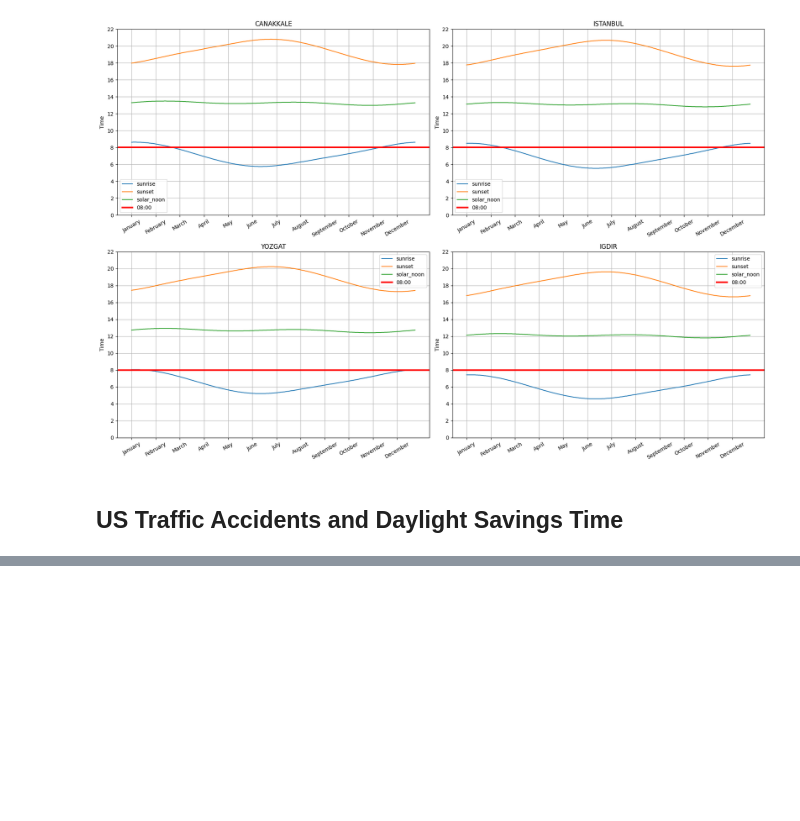
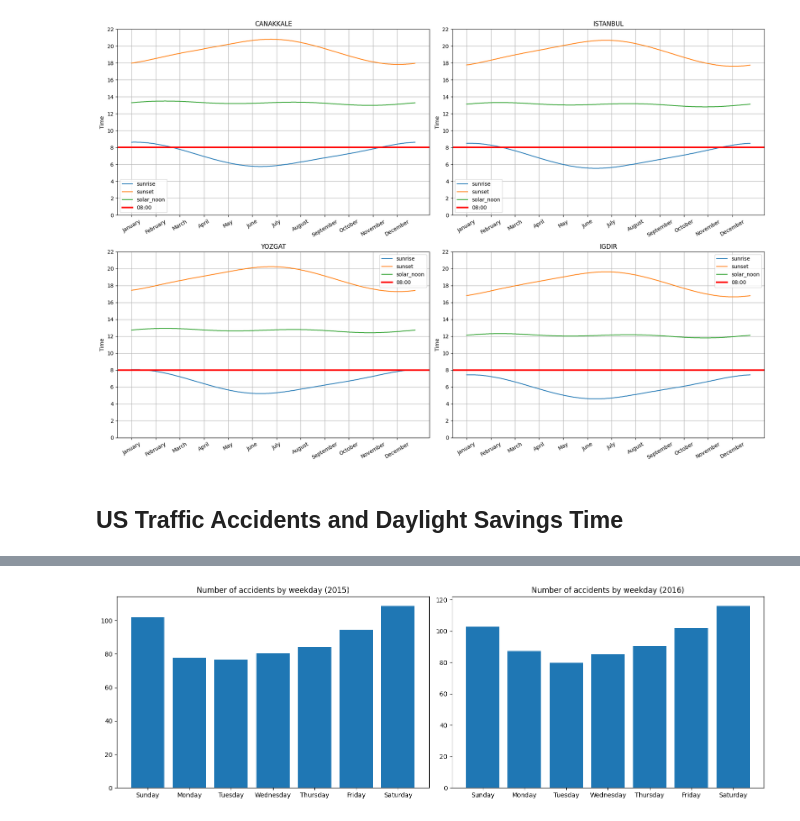
Before and after one commit to FlyinHedgehog/MAT388E-final-project, a Jupyter notebook: Final_Project.ipynb, the cells around one changed output, grey strips where cells are left out. Saved outputs shown, nothing was run; the diff lists cells and outputs as text; code cells hidden in the pictures; blank space fills up the shorter version.

```diff
--- a/Final_Project.ipynb
+++ b/Final_Project.ipynb
@@ -96,0 +166,8 @@ def plot_sunrise_sunset(city, ax):
+# %%
+def plot_weekday_means(ax, year):
+    weekdays = ['Sunday', 'Monday', 'Tuesday', 'Wednesday', 'Thursday', 'Friday', 'Saturday']
+    accidents = get_us_accidents_data_by_year(year)
+    means = accidents.groupby('weekday',  as_index=False)['num_accidents'].mean()
+
+    ax.bar(weekdays, means['num_accidents'])
+    ax.set_title(f'Number of accidents by weekday ({year})')
@@ -311,0 +373,11 @@ plt.show()
+# %%
+fig, axs = plt.subplots(1, 2, figsize=(15, 5))
+
+plot_weekday_means(axs[0], year=2015)
+plot_weekday_means(axs[1], year=2016)
+
+fig.tight_layout()
+
+plt.show()
+# %% [output]
+[figure, added]
```
Also changed, not shown: parts of 13 cells of this notebook.
